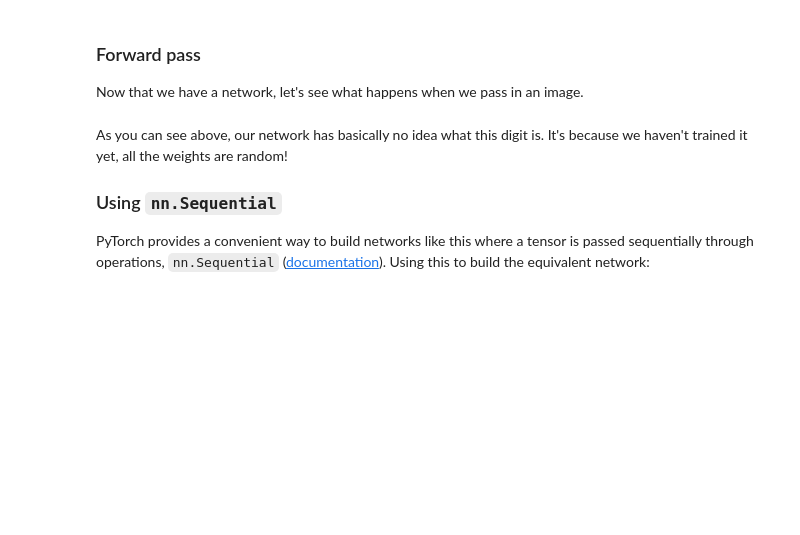
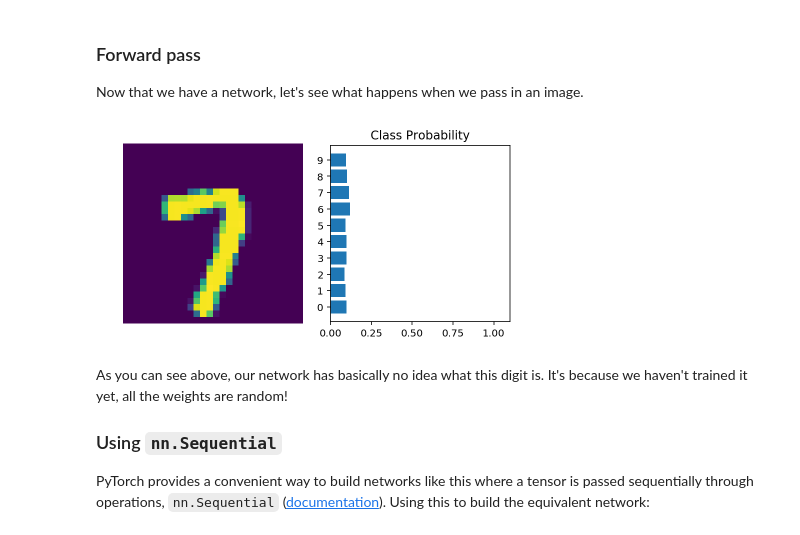
Before and after one commit to aruntilak2/deep-learning-v2-pytorch, a Jupyter notebook: intro-to-pytorch/Part 2 - Neural Networks in PyTorch (Exercises).ipynb, the cells around one changed output. Saved outputs shown, nothing was run; the diff lists cells and outputs as text; code cells hidden in the pictures; blank space fills up the shorter version.

```diff
--- a/intro-to-pytorch/Part 2 - Neural Networks in PyTorch (Exercises).ipynb
+++ b/intro-to-pytorch/Part 2 - Neural Networks in PyTorch (Exercises).ipynb
@@ -250,4 +256,25 @@ In practice, the ReLU function is used almost exclusively as the activation func
+# %%
+## Your solution here
+class Network(nn.Module):
+    def __init__(self):
+        super().__init__()
+        self.fc1 = nn.Linear(784,128)
+        self.fc2 = nn.Linear(128,64)
+        self.fc3 = nn.Linear(64,10)
+
+    def forward(self,x):
+        x= self.fc1(x)
+        x= F.relu(x)
+        x= self.fc2(x)
+        x= F.relu(x)
+        x= self.fc3(x)
+        x= F.softmax(x, dim=1)
+
+        return x
 # %% [markdown]
 ### Initializing weights and biases
 
 The weights and such are automatically initialized for you, but it's possible to customize how they are initialized. The weights and biases are tensors attached to the layer you defined, you can get them with `model.fc1.weight` for instance.
+# %%
+model2 = Network()
+print(model2)
@@ -269,18 +341,20 @@ Now that we have a network, let's see what happens when we pass in an image.
 # %%
 # Grab some data
 dataiter = iter(trainloader)
 images, labels = dataiter.next()
 
 # Resize images into a 1D vector, new shape is (batch size, color channels, image pixels)
 images.resize_(64, 1, 784)
 # or images.resize_(images.shape[0], 1, 784) to automatically get batch size
 
 # Forward pass through the network
 img_idx = 0
-ps = model.forward(images[img_idx,:])
+ps = model2.forward(images[img_idx,:])
 
 img = images[img_idx]
 helper.view_classify(img.view(1, 28, 28), ps)
+# %% [output]
+[figure, added]
 # %% [markdown]
 As you can see above, our network has basically no idea what this digit is. It's because we haven't trained it yet, all the weights are random!
 
```
Also changed, not shown: parts of 11 cells of this notebook, 1 other file.
